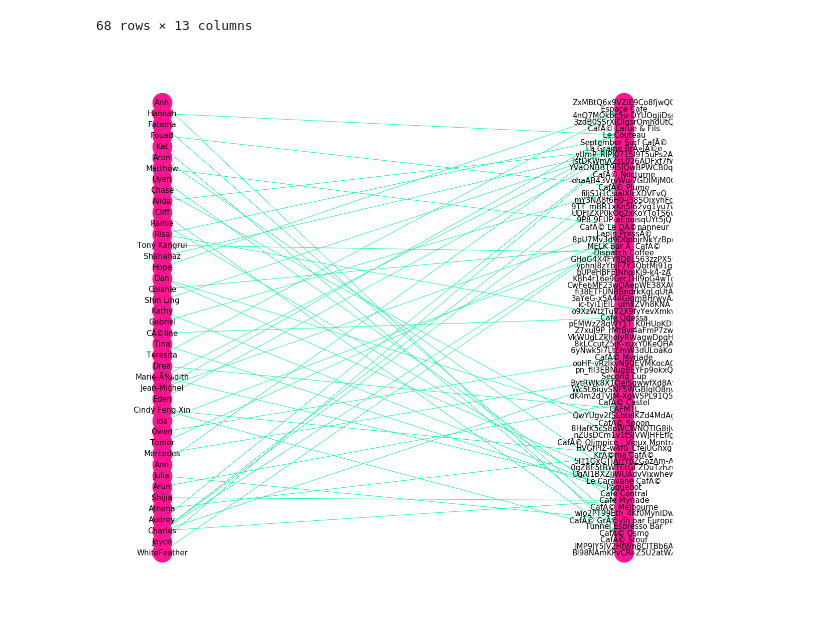
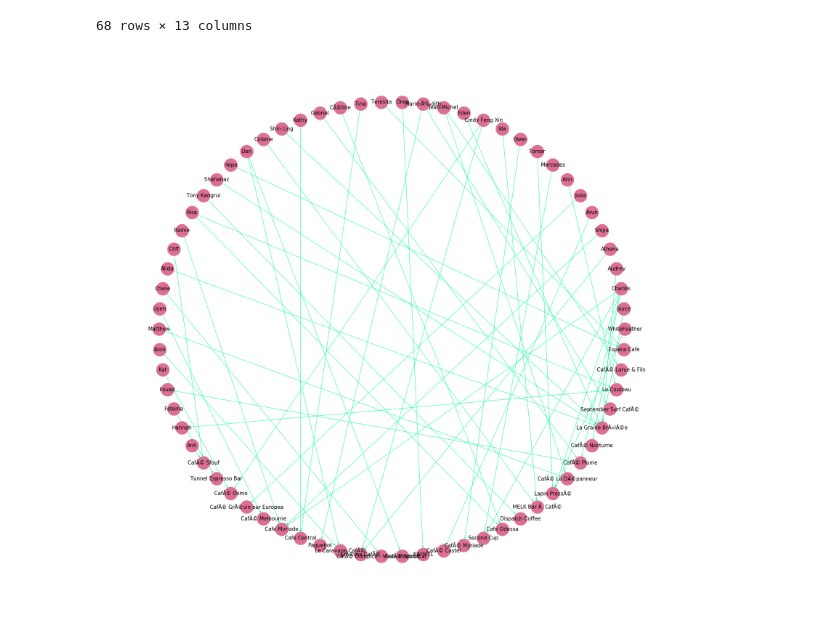
Before and after one commit to rhoffp4/Montreal_food, a Jupyter notebook: Yelp_project.ipynb, the cells around one changed output. Saved outputs shown, nothing was run; the diff lists cells and outputs as text; code cells hidden in the pictures.

```diff
--- a/Yelp_project.ipynb
+++ b/Yelp_project.ipynb
@@ -126,4 +177,6 @@ sim = nx.DiGraph()
+# %%
+#We added node attributes in the form of roles
+#Erica and Rachel
+sim.add_nodes_from(user, bipartite='user_name', role='reviewer')
 # %%
-sim.add_nodes_from(user, bipartite='user_name')
+sim.add_nodes_from(cafe, bipartite='bizz_name', role='business')
-# %%
-sim.add_nodes_from(cafe, bipartite='bizz_name')
@@ -133,16 +188,20 @@ templist = tuple(zip(bizz_tips_use.user_name, bizz_tips_use.bizz_name))
 # %%
-sim.add_edges_from(templist)
+sim.add_edges_from(templist, weight=bizz_tips_use.influence)
 # %%
 #print(nx.info(sim))
 # %%
 #bipartite.is_bipartite(sim)
 # %%
-# plt.figure(figsize = (20,20))
-# pos = nx.bipartite_layout(sim, user, scale = 50)
-# nx.draw_networkx(sim, pos, node_color='deeppink', node_size = 1500, node_shape = 'o', edge_color='mediumspringgreen', font_size=15, font_color='black')
-# plt.axis('off')
-# plt.show()
+#This code created our figure for the bipartite graph.
+#We did this together and chose the circle layout to make it easier to read.
+plt.figure(figsize = (30,30))
+#pos = nx.bipartite_layout(sim, user, scale = 250)
+pos = nx.circular_layout(sim, scale = 250)
+nx.draw_networkx(sim, pos, node_size = 1500, node_color='palevioletred', node_shape = 'o', edge_color='mediumspringgreen', font_size=15, font_color='black')
+labels = nx.get_edge_attributes(sim, 'weight')
+plt.axis('off')
+plt.show()
 # %% [output]
-[figure, old version]
+[figure, new version]
 # %%
 #function to make recomendations based on similarity
```
Also changed, not shown: parts of 72 cells of this notebook.
